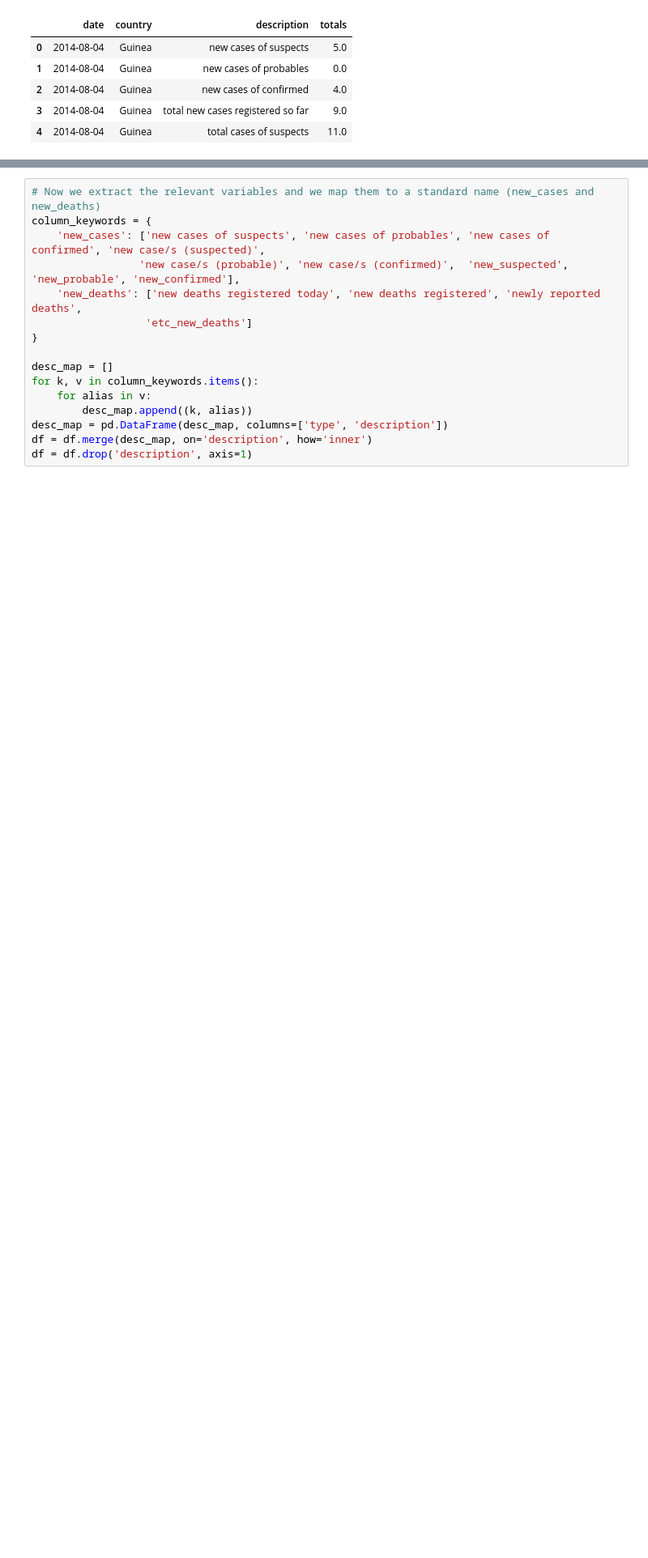
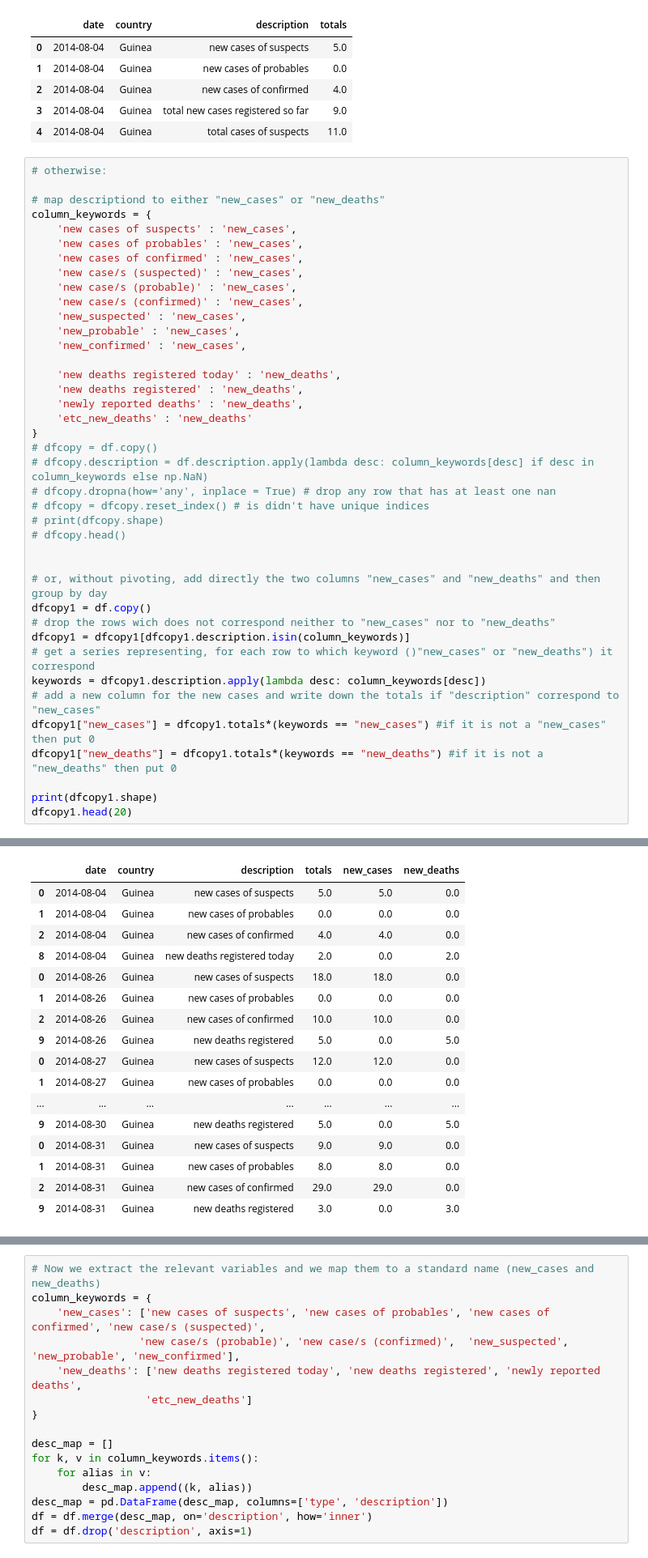
Before and after one commit to tarmeens/ada-homework, a Jupyter notebook: 01 - Pandas and Data Wrangling/Homework 1.ipynb, the cells around one changed output, grey strips where cells are left out. Shown at 81% size. Cells and saved outputs as stored; diff of their text form; blank space fills up the shorter version.

```diff
--- a/01 - Pandas and Data Wrangling/Homework 1.ipynb
+++ b/01 - Pandas and Data Wrangling/Homework 1.ipynb
@@ -89,3 +89,44 @@ df.head()
 | 2 | 2014-08-04 | Guinea | new cases of confirmed | 4.0 |
 | 3 | 2014-08-04 | Guinea | total new cases registered so far | 9.0 |
 | 4 | 2014-08-04 | Guinea | total cases of suspects | 11.0 |
+# %%
+# otherwise:
+
+# map descriptiond to either "new_cases" or "new_deaths"
+column_keywords = {
+    'new cases of suspects' : 'new_cases',
+    'new cases of probables' : 'new_cases',
+    'new cases of confirmed' : 'new_cases',
+    'new case/s (suspected)' : 'new_cases',
+    'new case/s (probable)' : 'new_cases',
+    'new case/s (confirmed)' : 'new_cases',
+    'new_suspected' : 'new_cases',
+    'new_probable' : 'new_cases',
+    'new_confirmed' : 'new_cases',
+
+    'new deaths registered today' : 'new_deaths',
+    'new deaths registered' : 'new_deaths',
+    'newly reported deaths' : 'new_deaths',
+    'etc_new_deaths' : 'new_deaths'
+}
+# dfcopy = df.copy()
+# dfcopy.description = df.description.apply(lambda desc: column_keywords[desc] if desc in column_keywords else np.NaN)
+# dfcopy.dropna(how='any', inplace = True) # drop any row that has at least one nan
+# dfcopy = dfcopy.reset_index() # is didn't have unique indices
+# print(dfcopy.shape)
+# dfcopy.head()
+
+
+# or, without pivoting, add directly the two columns "new_cases" and "new_deaths" and then group by day
+dfcopy1 = df.copy()
+# drop the rows wich does not correspond neither to "new_cases" nor to "new_deaths"
+dfcopy1 = dfcopy1[dfcopy1.description.isin(column_keywords)]
+# get a series representing, for each row to which keyword ()"new_cases" or "new_deaths") it correspond
+keywords = dfcopy1.description.apply(lambda desc: column_keywords[desc])
+# add a new column for the new cases and write down the totals if "description" correspond to "new_cases"
+dfcopy1["new_cases"] = dfcopy1.totals*(keywords == "new_cases") #if it is not a "new_cases" then put 0
+dfcopy1["new_deaths"] = dfcopy1.totals*(keywords == "new_deaths") #if it is not a "new_deaths" then put 0
+
+print(dfcopy1.shape)
+dfcopy1.head(20)
+# %% [output]
@@ -91,0 +134,17 @@ df.head()
+|  | date | country | description | totals | new_cases | new_deaths |
+| 0 | 2014-08-04 | Guinea | new cases of suspects | 5.0 | 5.0 | 0.0 |
+| 1 | 2014-08-04 | Guinea | new cases of probables | 0.0 | 0.0 | 0.0 |
+| 2 | 2014-08-04 | Guinea | new cases of confirmed | 4.0 | 4.0 | 0.0 |
+| 8 | 2014-08-04 | Guinea | new deaths registered today | 2.0 | 0.0 | 2.0 |
+| 0 | 2014-08-26 | Guinea | new cases of suspects | 18.0 | 18.0 | 0.0 |
+| 1 | 2014-08-26 | Guinea | new cases of probables | 0.0 | 0.0 | 0.0 |
+| 2 | 2014-08-26 | Guinea | new cases of confirmed | 10.0 | 10.0 | 0.0 |
+| 9 | 2014-08-26 | Guinea | new deaths registered | 5.0 | 0.0 | 5.0 |
+| 0 | 2014-08-27 | Guinea | new cases of suspects | 12.0 | 12.0 | 0.0 |
+| 1 | 2014-08-27 | Guinea | new cases of probables | 0.0 | 0.0 | 0.0 |
+| ... | ... | ... | ... | ... | ... | ... |
+| 9 | 2014-08-30 | Guinea | new deaths registered | 5.0 | 0.0 | 5.0 |
+| 0 | 2014-08-31 | Guinea | new cases of suspects | 9.0 | 9.0 | 0.0 |
+| 1 | 2014-08-31 | Guinea | new cases of probables | 8.0 | 8.0 | 0.0 |
+| 2 | 2014-08-31 | Guinea | new cases of confirmed | 29.0 | 29.0 | 0.0 |
+| 9 | 2014-08-31 | Guinea | new deaths registered | 3.0 | 0.0 | 3.0 |
```
Also changed, not shown: parts of 4 cells of this notebook.
